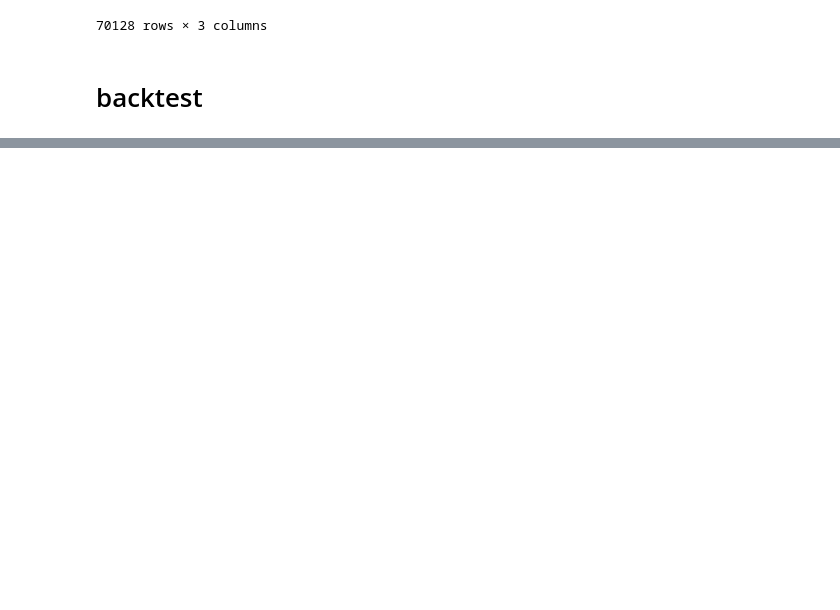
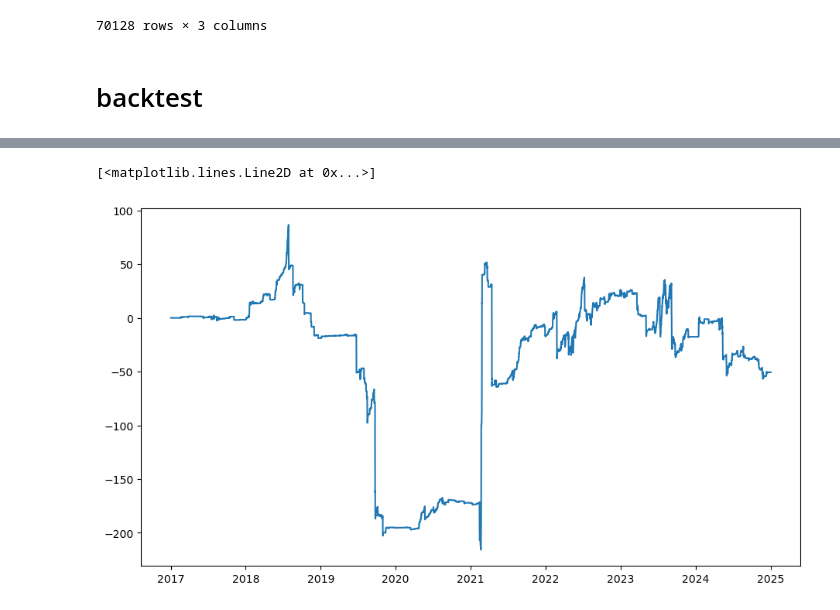
Before and after one commit to utilmon/power_strat, a Jupyter notebook: spread/prediction.ipynb, the cells around one changed output, grey strips where cells are left out. Cells and saved outputs as stored; diff of their text form; code cells hidden in the pictures; blank space fills up the shorter version.

```diff
--- a/spread/prediction.ipynb
+++ b/spread/prediction.ipynb
@@ -485,0 +468,5 @@ at.compute_metrics2(filtered_return, 24*365)
+# %%
+df_returns2 = np.where(df['spread'] < 0, (df['rt_price'] - df['da_price'] + 5)/df['da_price'], (df['rt_price'] - df['da_price'] - 5)/df['da_price'])
+df_returns2 = pd.Series(df_returns2,index=df.index)
+df_returns2.index = pd.to_datetime(df_returns2.index,utc=True)
+df_returns2
@@ -485,0 +487,7 @@ at.compute_metrics2(filtered_return, 24*365)
+# %%
+returns = df_returns2 * alpha
+returns = returns.replace([np.inf, -np.inf], np.nan).fillna(0)
+plt.plot(returns.cumsum())
+# %% [output]
+[<matplotlib.lines.Line2D at 0x...>]
+[figure, added]
```
Also changed, not shown: parts of 24 cells of this notebook, 4 other files.
